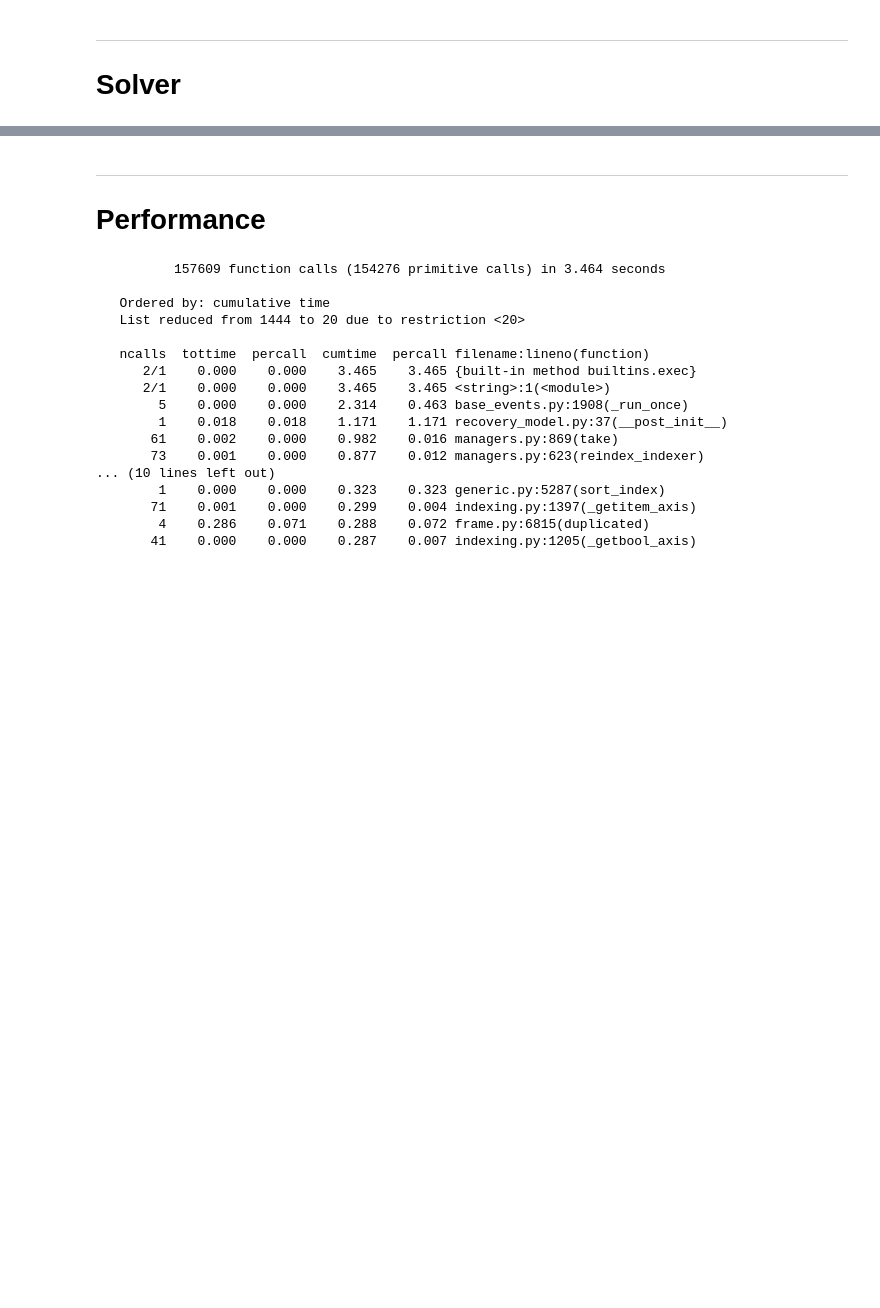
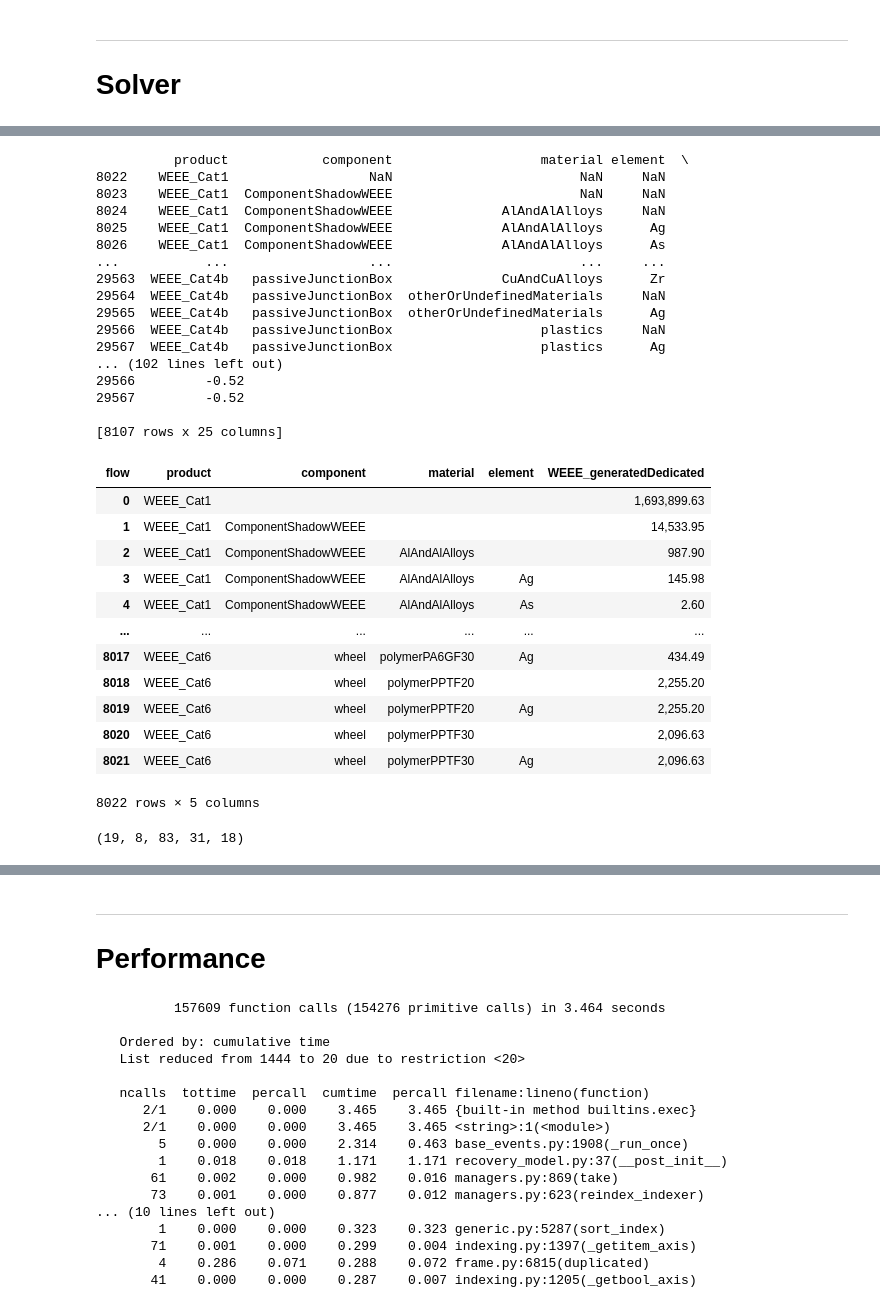
Before and after one commit to FutuRaM-Project/Recovery-Model, a Jupyter notebook: 02_recovery_model.ipynb, the cells around one changed output, grey strips where cells are left out. Cells and saved outputs as stored; diff of their text form; code cells hidden in the pictures; blank space fills up the shorter version.

```diff
--- a/02_recovery_model.ipynb
+++ b/02_recovery_model.ipynb
@@ -236,3 +314,43 @@ model.solve(aggregate=False, pivot=False).fillna("")
 | 178 | F8 | P2 | C2 | M1 | E1 | 0.28 |
 | 179 | F8 | P2 | C2 | M2 | E2 | 0.07 |
 180 rows × 6 columns
+# %%
+# ---------------------- TEST
+cols = ["product", "component", "material", "element", "WEEE_generatedDedicated"]
+TEST_REST = model.solve(aggregate=False, pivot=True).fillna("")[cols]
+TEST_REST
+# %% [output]
+          product            component                   material element  \
+8022    WEEE_Cat1                  NaN                        NaN     NaN
+8023    WEEE_Cat1  ComponentShadowWEEE                        NaN     NaN
+8024    WEEE_Cat1  ComponentShadowWEEE              AlAndAlAlloys     NaN
+8025    WEEE_Cat1  ComponentShadowWEEE              AlAndAlAlloys      Ag
+8026    WEEE_Cat1  ComponentShadowWEEE              AlAndAlAlloys      As
+...           ...                  ...                        ...     ...
+29563  WEEE_Cat4b   passiveJunctionBox              CuAndCuAlloys      Zr
+29564  WEEE_Cat4b   passiveJunctionBox  otherOrUndefinedMaterials     NaN
+29565  WEEE_Cat4b   passiveJunctionBox  otherOrUndefinedMaterials      Ag
+29566  WEEE_Cat4b   passiveJunctionBox                   plastics     NaN
+29567  WEEE_Cat4b   passiveJunctionBox                   plastics      Ag
+... (102 lines left out)
+29566         -0.52
+29567         -0.52
+
+[8107 rows x 25 columns]
+| flow | product | component | material | element | WEEE_generatedDedicated |
+| 0 | WEEE_Cat1 |  |  |  | 1,693,899.63 |
+| 1 | WEEE_Cat1 | ComponentShadowWEEE |  |  | 14,533.95 |
+| 2 | WEEE_Cat1 | ComponentShadowWEEE | AlAndAlAlloys |  | 987.90 |
+| 3 | WEEE_Cat1 | ComponentShadowWEEE | AlAndAlAlloys | Ag | 145.98 |
+| 4 | WEEE_Cat1 | ComponentShadowWEEE | AlAndAlAlloys | As | 2.60 |
+| ... | ... | ... | ... | ... | ... |
+| 8017 | WEEE_Cat6 | wheel | polymerPA6GF30 | Ag | 434.49 |
+| 8018 | WEEE_Cat6 | wheel | polymerPPTF20 |  | 2,255.20 |
+| 8019 | WEEE_Cat6 | wheel | polymerPPTF20 | Ag | 2,255.20 |
+| 8020 | WEEE_Cat6 | wheel | polymerPPTF30 |  | 2,096.63 |
+| 8021 | WEEE_Cat6 | wheel | polymerPPTF30 | Ag | 2,096.63 |
+8022 rows × 5 columns
+# %%
+model.dims
+# %% [output]
+(19, 8, 83, 31, 18)
```
Also changed, not shown: parts of 20 cells of this notebook, 6 other files.
